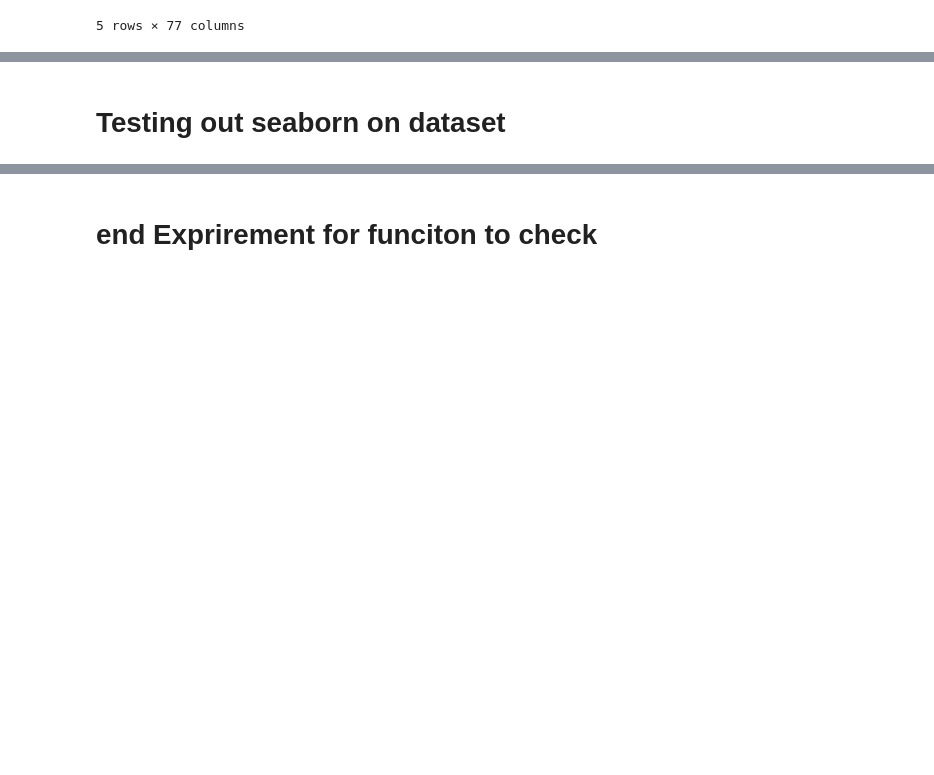
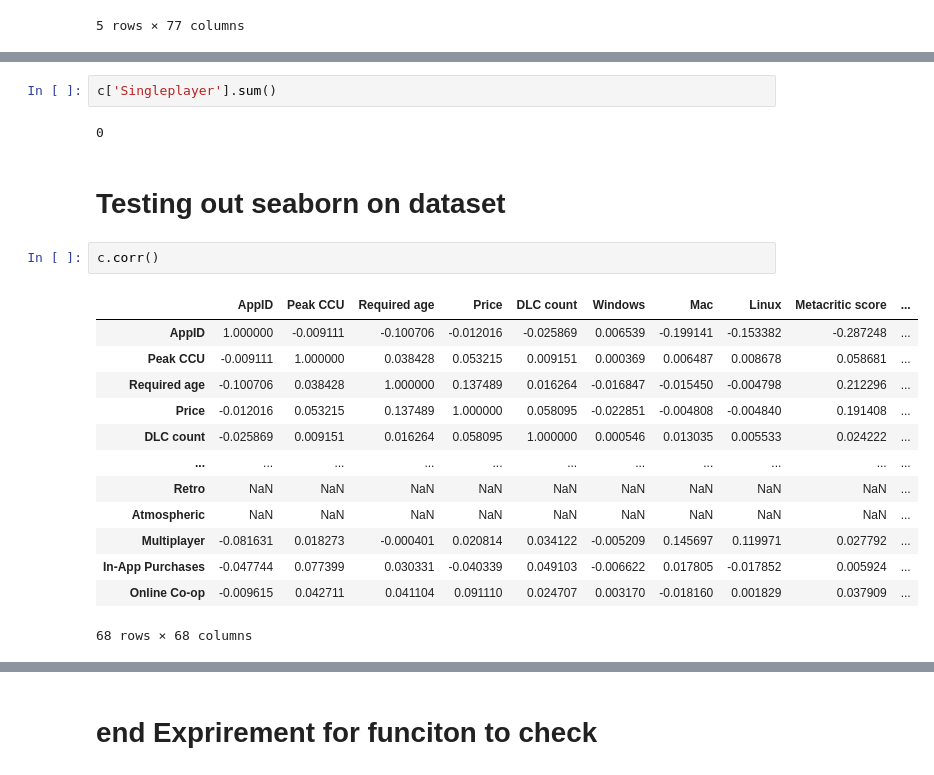
Before and after one commit to jacobiancosine/jacobiancosine, a Jupyter notebook: Capstone_2023_rev_1.ipynb, the cells around one changed output, grey strips where cells are left out. Cells and saved outputs as stored; diff of their text form; blank space fills up the shorter version.

```diff
--- a/Capstone_2023_rev_1.ipynb
+++ b/Capstone_2023_rev_1.ipynb
@@ -723,2 +774,22 @@ c.head()
+# %%
+c['Singleplayer'].sum()
+# %% [output]
+0
 # %% [markdown]
 # Testing out seaborn on dataset
+# %%
+c.corr()
+# %% [output]
+|  | AppID | Peak CCU | Required age | Price | DLC count | Windows | Mac | Linux | Metacritic score | ... |
+| AppID | 1.000000 | -0.009111 | -0.100706 | -0.012016 | -0.025869 | 0.006539 | -0.199141 | -0.153382 | -0.287248 | ... |
+| Peak CCU | -0.009111 | 1.000000 | 0.038428 | 0.053215 | 0.009151 | 0.000369 | 0.006487 | 0.008678 | 0.058681 | ... |
+| Required age | -0.100706 | 0.038428 | 1.000000 | 0.137489 | 0.016264 | -0.016847 | -0.015450 | -0.004798 | 0.212296 | ... |
+| Price | -0.012016 | 0.053215 | 0.137489 | 1.000000 | 0.058095 | -0.022851 | -0.004808 | -0.004840 | 0.191408 | ... |
+| DLC count | -0.025869 | 0.009151 | 0.016264 | 0.058095 | 1.000000 | 0.000546 | 0.013035 | 0.005533 | 0.024222 | ... |
+| ... | ... | ... | ... | ... | ... | ... | ... | ... | ... | ... |
+| Retro | NaN | NaN | NaN | NaN | NaN | NaN | NaN | NaN | NaN | ... |
+| Atmospheric | NaN | NaN | NaN | NaN | NaN | NaN | NaN | NaN | NaN | ... |
+| Multiplayer | -0.081631 | 0.018273 | -0.000401 | 0.020814 | 0.034122 | -0.005209 | 0.145697 | 0.119971 | 0.027792 | ... |
+| In-App Purchases | -0.047744 | 0.077399 | 0.030331 | -0.040339 | 0.049103 | -0.006622 | 0.017805 | -0.017852 | 0.005924 | ... |
+| Online Co-op | -0.009615 | 0.042711 | 0.041104 | 0.091110 | 0.024707 | 0.003170 | -0.018160 | 0.001829 | 0.037909 | ... |
+68 rows × 68 columns
```
Also changed, not shown: parts of 8 cells of this notebook.
